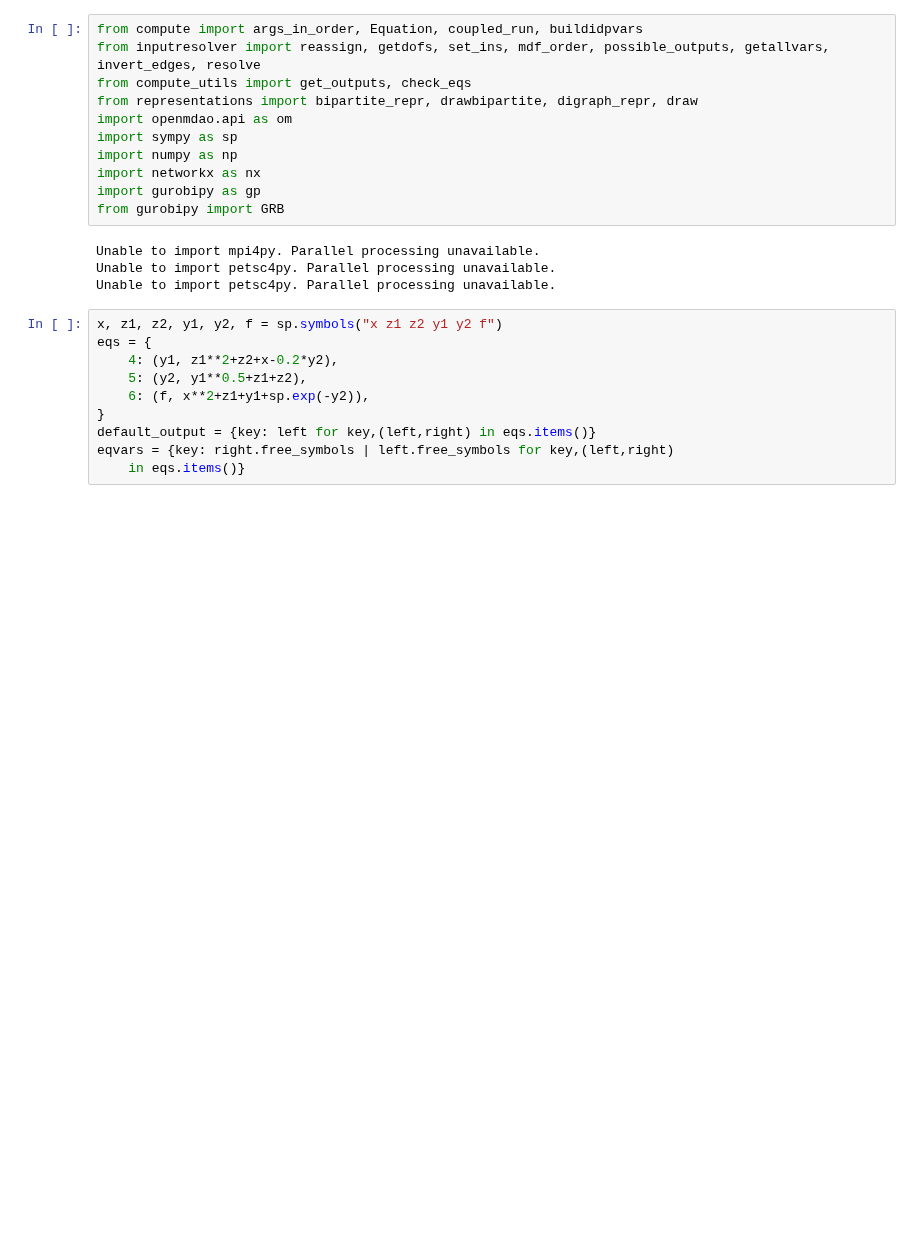
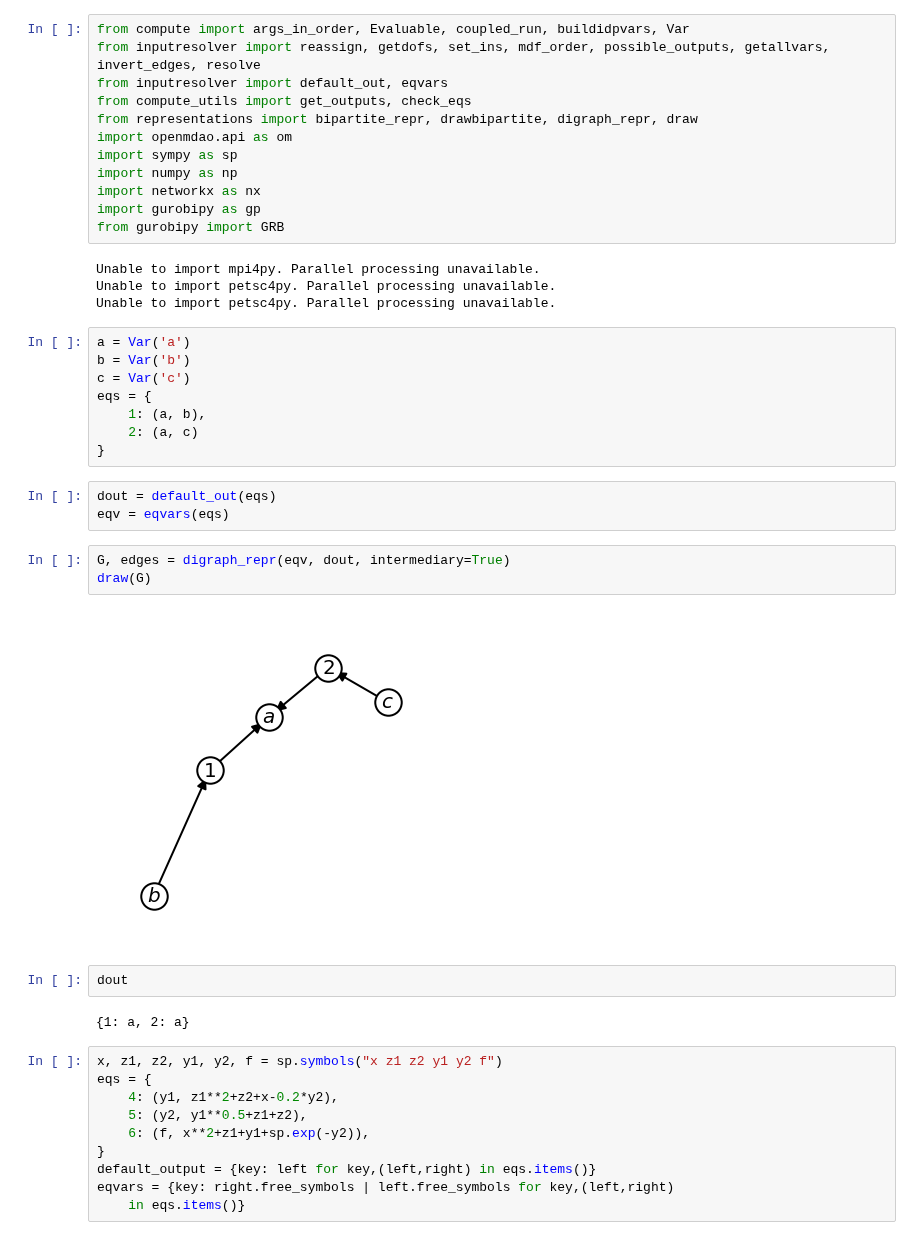
Before and after one commit to norheim/minimdo, a Jupyter notebook: sandbox.ipynb, the cells around one changed output. Saved outputs shown, nothing was run; the diff lists cells and outputs as text; blank space fills up the shorter version.

```diff
--- a/sandbox.ipynb
+++ b/sandbox.ipynb
@@ -1,6 +1,7 @@
 # %%
-from compute import args_in_order, Equation, coupled_run, buildidpvars
+from compute import args_in_order, Evaluable, coupled_run, buildidpvars, Var
 from inputresolver import reassign, getdofs, set_ins, mdf_order, possible_outputs, getallvars, invert_edges, resolve
+from inputresolver import default_out, eqvars
 from compute_utils import get_outputs, check_eqs
 from representations import bipartite_repr, drawbipartite, digraph_repr, draw
 import openmdao.api as om
@@ -13,6 +14,26 @@ from gurobipy import GRB
 Unable to import mpi4py. Parallel processing unavailable.
 Unable to import petsc4py. Parallel processing unavailable.
 Unable to import petsc4py. Parallel processing unavailable.
+# %%
+a = Var('a')
+b = Var('b')
+c = Var('c')
+eqs = {
+    1: (a, b),
+    2: (a, c)
+}
+# %%
+dout = default_out(eqs)
+eqv = eqvars(eqs)
+# %%
+G, edges = digraph_repr(eqv, dout, intermediary=True)
+draw(G)
+# %% [output]
+[figure, added]
+# %%
+dout
+# %% [output]
+{1: a, 2: a}
 # %%
 x, z1, z2, y1, y2, f = sp.symbols("x z1 z2 y1 y2 f")
 eqs = {
```
Also changed, not shown: parts of 11 cells of this notebook, 39 other files.
